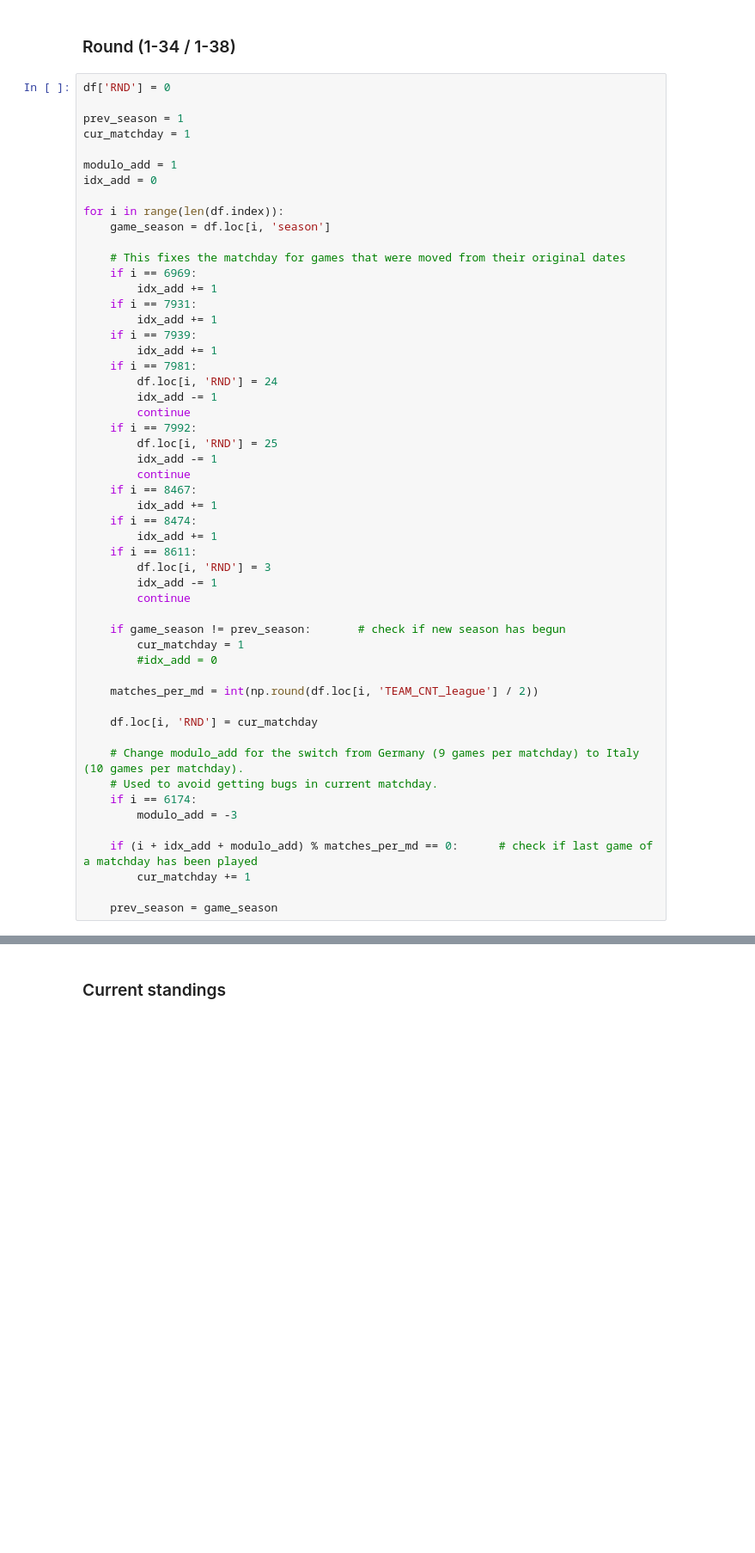
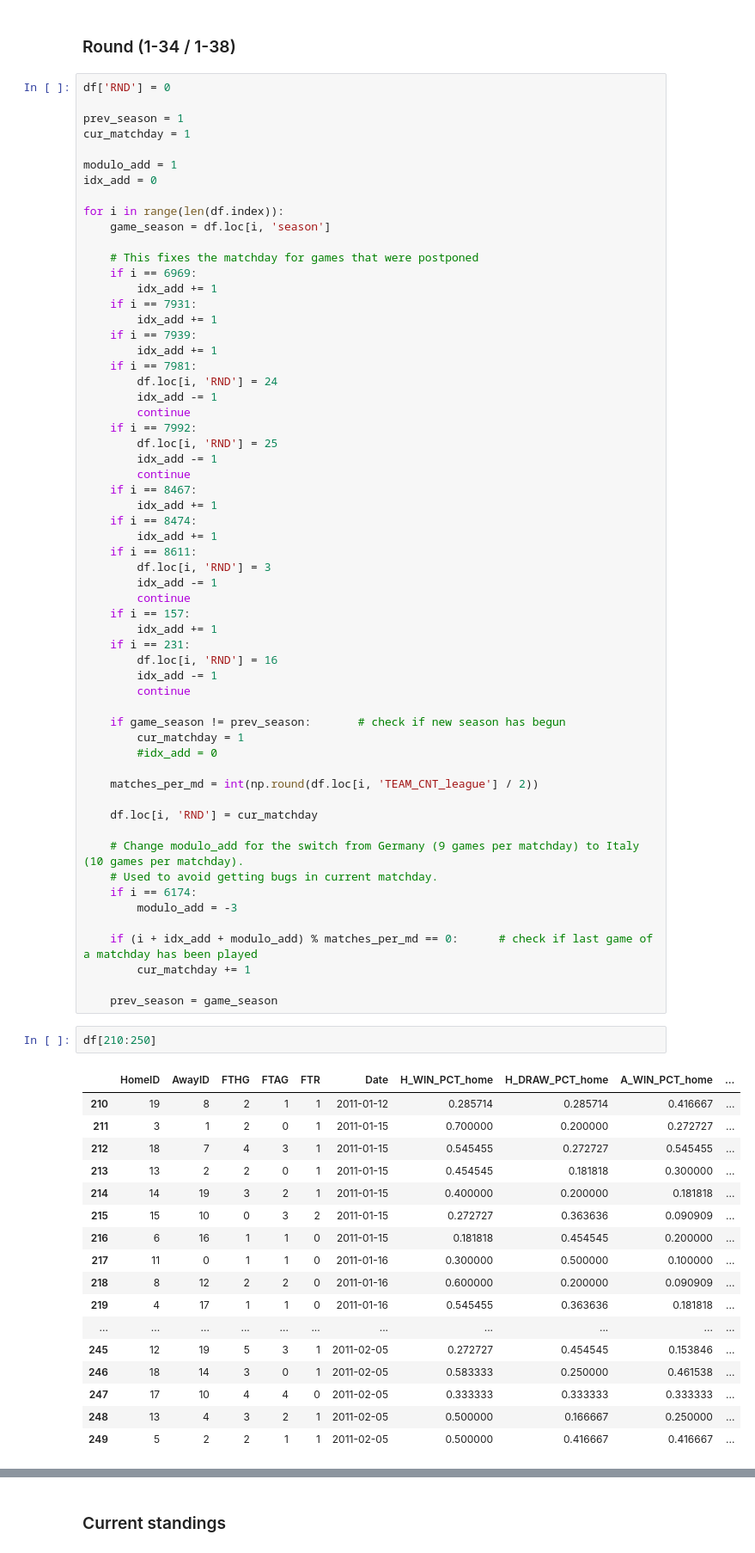
Before and after one commit to michapries/bachelors-thesis, a Jupyter notebook: data_extraction.ipynb, the cells around one changed output, grey strips where cells are left out. Shown at 86% size. Drawn from its saved outputs; the diff is of its cells as text; blank space fills up the shorter version.

```diff
--- a/data_extraction.ipynb
+++ b/data_extraction.ipynb
@@ -632,7 +632,7 @@ idx_add = 0
 for i in range(len(df.index)):
     game_season = df.loc[i, 'season']
 
-    # This fixes the matchday for games that were moved from their original dates
+    # This fixes the matchday for games that were postponed
     if i == 6969:
         idx_add += 1
     if i == 7931:
@@ -655,6 +655,12 @@ for i in range(len(df.index)):
         df.loc[i, 'RND'] = 3
         idx_add -= 1
         continue
+    if i == 157:
+        idx_add += 1
+    if i == 231:
+        df.loc[i, 'RND'] = 16
+        idx_add -= 1
+        continue
 
     if game_season != prev_season:       # check if new season has begun
         cur_matchday = 1
@@ -673,3 +679,23 @@ for i in range(len(df.index)):
         cur_matchday += 1
 
     prev_season = game_season
+# %%
+df[210:250]
+# %% [output]
+|  | HomeID | AwayID | FTHG | FTAG | FTR | Date | H_WIN_PCT_home | H_DRAW_PCT_home | A_WIN_PCT_home | ... |
+| 210 | 19 | 8 | 2 | 1 | 1 | 2011-01-12 | 0.285714 | 0.285714 | 0.416667 | ... |
+| 211 | 3 | 1 | 2 | 0 | 1 | 2011-01-15 | 0.700000 | 0.200000 | 0.272727 | ... |
+| 212 | 18 | 7 | 4 | 3 | 1 | 2011-01-15 | 0.545455 | 0.272727 | 0.545455 | ... |
+| 213 | 13 | 2 | 2 | 0 | 1 | 2011-01-15 | 0.454545 | 0.181818 | 0.300000 | ... |
+| 214 | 14 | 19 | 3 | 2 | 1 | 2011-01-15 | 0.400000 | 0.200000 | 0.181818 | ... |
+| 215 | 15 | 10 | 0 | 3 | 2 | 2011-01-15 | 0.272727 | 0.363636 | 0.090909 | ... |
+| 216 | 6 | 16 | 1 | 1 | 0 | 2011-01-15 | 0.181818 | 0.454545 | 0.200000 | ... |
+| 217 | 11 | 0 | 1 | 1 | 0 | 2011-01-16 | 0.300000 | 0.500000 | 0.100000 | ... |
+| 218 | 8 | 12 | 2 | 2 | 0 | 2011-01-16 | 0.600000 | 0.200000 | 0.090909 | ... |
+| 219 | 4 | 17 | 1 | 1 | 0 | 2011-01-16 | 0.545455 | 0.363636 | 0.181818 | ... |
+| ... | ... | ... | ... | ... | ... | ... | ... | ... | ... | ... |
+| 245 | 12 | 19 | 5 | 3 | 1 | 2011-02-05 | 0.272727 | 0.454545 | 0.153846 | ... |
+| 246 | 18 | 14 | 3 | 0 | 1 | 2011-02-05 | 0.583333 | 0.250000 | 0.461538 | ... |
+| 247 | 17 | 10 | 4 | 4 | 0 | 2011-02-05 | 0.333333 | 0.333333 | 0.333333 | ... |
+| 248 | 13 | 4 | 3 | 2 | 1 | 2011-02-05 | 0.500000 | 0.166667 | 0.250000 | ... |
+| 249 | 5 | 2 | 2 | 1 | 1 | 2011-02-05 | 0.500000 | 0.416667 | 0.416667 | ... |
```
Also changed, not shown: parts of 15 cells of this notebook.
